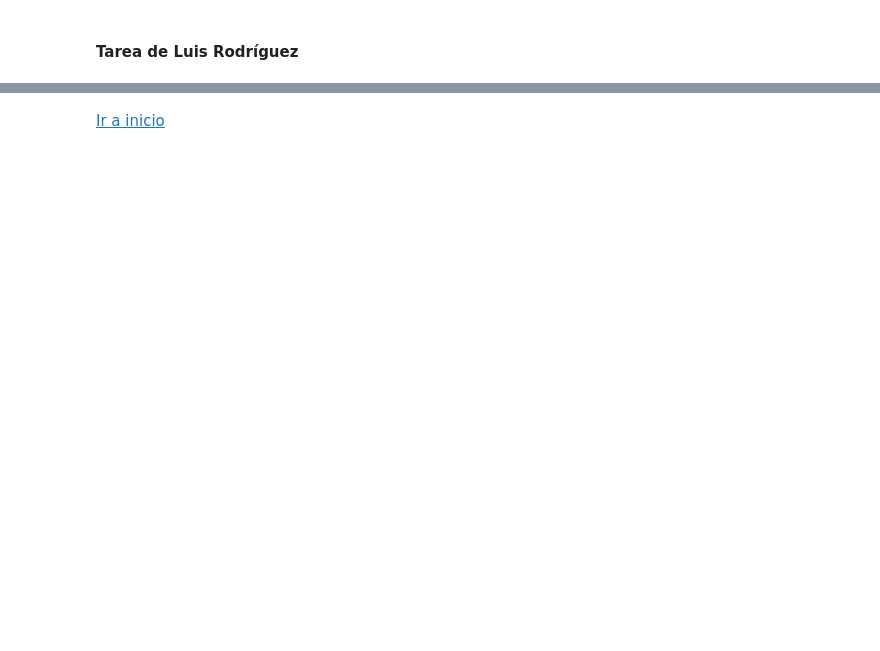
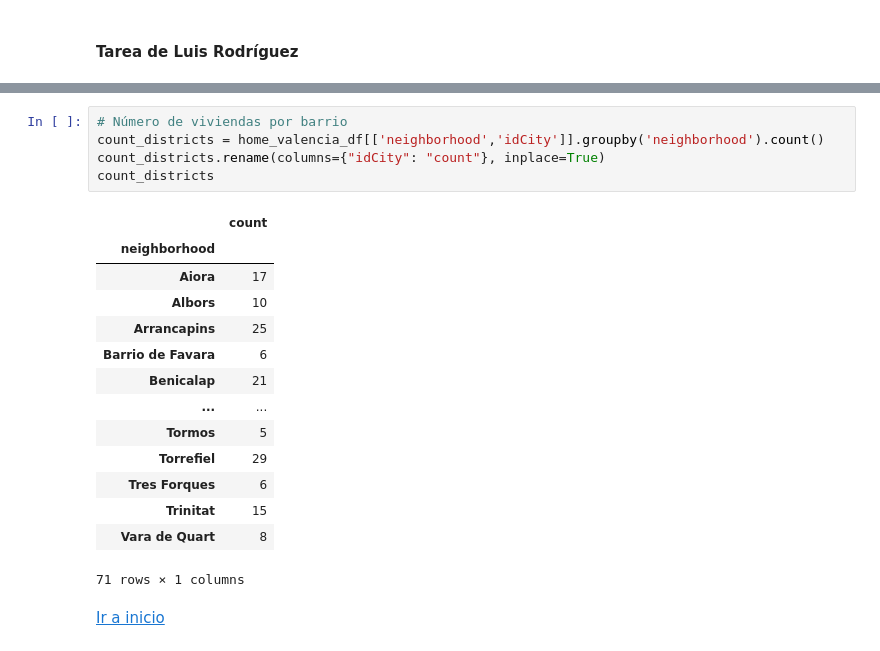
Before and after one commit to Nomadas-Digitales/nomadas-data, a Jupyter notebook: src/EnriquecerDatasets.ipynb, the cells around one changed output, grey strips where cells are left out. Drawn from its saved outputs; the diff is of its cells as text; blank space fills up the shorter version.

```diff
--- a/src/EnriquecerDatasets.ipynb
+++ b/src/EnriquecerDatasets.ipynb
@@ -143,2 +220,22 @@ nomadas_val_df
+# %%
+# Número de viviendas por barrio
+count_districts = home_valencia_df[['neighborhood','idCity']].groupby('neighborhood').count()
+count_districts.rename(columns={"idCity": "count"}, inplace=True)
+count_districts
+# %% [output]
+|  | count |
+| neighborhood |  |
+| Aiora | 17 |
+| Albors | 10 |
+| Arrancapins | 25 |
+| Barrio de Favara | 6 |
+| Benicalap | 21 |
+| ... | ... |
+| Tormos | 5 |
+| Torrefiel | 29 |
+| Tres Forques | 6 |
+| Trinitat | 15 |
+| Vara de Quart | 8 |
+71 rows × 1 columns
 # %% [markdown]
 [Ir a inicio](#inicio)
```
Also changed, not shown: parts of 12 cells of this notebook, 1 other file.
